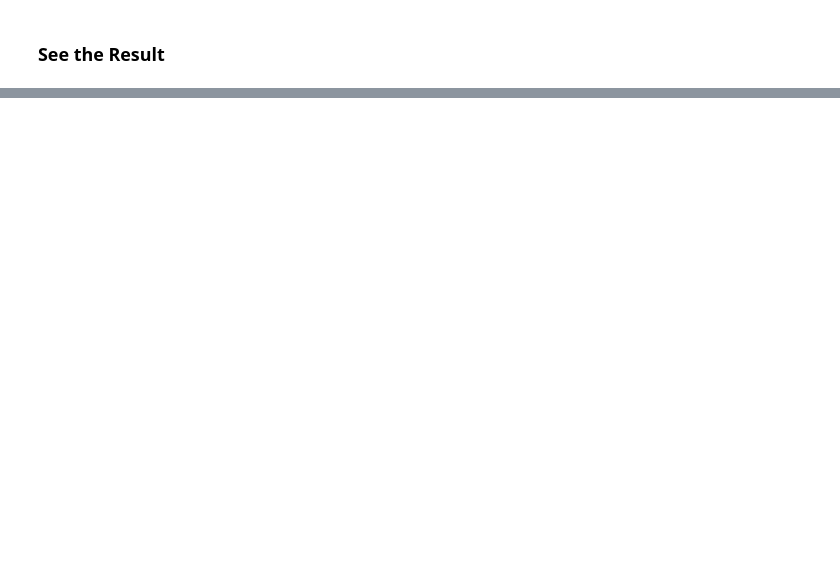
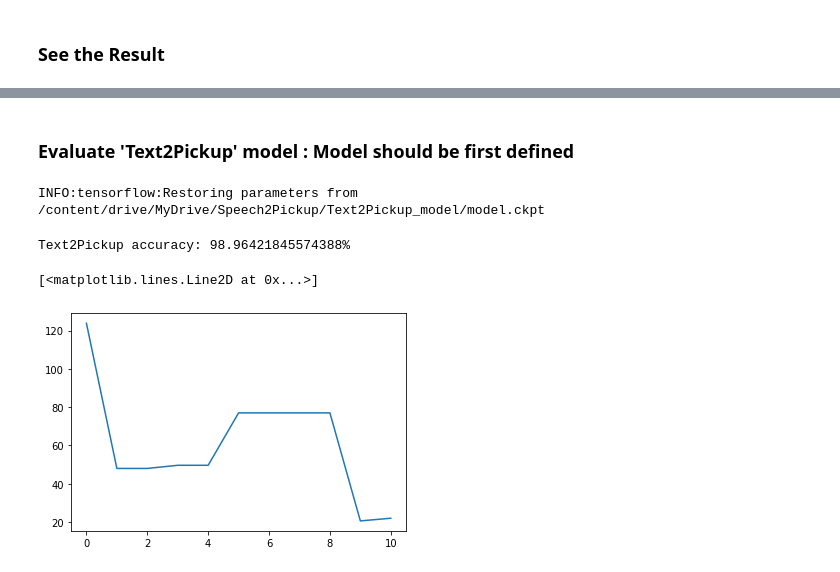
Before and after one commit to awesomericky/Speech2Pickup, a Jupyter notebook: ipynb/run_HGN_text2pickup_test.ipynb, the cells around one changed output, grey strips where cells are left out. Cells and saved outputs as stored; diff of their text form; code cells hidden in the pictures; blank space fills up the shorter version.

```diff
--- a/ipynb/run_HGN_text2pickup_test.ipynb
+++ b/ipynb/run_HGN_text2pickup_test.ipynb
@@ -31,7 +38,9 @@ relative_data_directory_path = '/content/drive/MyDrive/Speech2Pickup/data_text2p
 data = np.load(relative_data_directory_path)
 
 img_idx = data['arr_0']
+seq_len = data['arr_1']
 text_inputs = data['arr_2']
+pos_outputs = data['arr_3']
 
 dim_sentence = text_inputs.shape[1]
 max_step_sentence = text_inputs.shape[2]
@@ -82,0 +93,72 @@ utils.plot_HGN_result(curr_test_input, curr_test_img, mean_of_esti, uncertainty,
+# %% [markdown]
+### Evaluate 'Text2Pickup' model : Model should be first defined
+# %%
+# Restore model
+
+restore_path = '/content/drive/MyDrive/Speech2Pickup/Text2Pickup_model/model.ckpt'
+init = tf.global_variables_initializer()
+saver = tf.train.Saver()
+
+config = tf.ConfigProto()
+config.allow_soft_placement = True
+config.gpu_options.allow_growth = True
+
+T = 100
+
+sess = tf.Session(config=config)
+sess.run(init)
+saver.restore(sess, restore_path)
+# %% [output]
+INFO:tensorflow:Restoring parameters from /content/drive/MyDrive/Speech2Pickup/Text2Pickup_model/model.ckpt
+# %%
+# Evaluate model
+
+img_path = '/content/drive/MyDrive/Speech2Pickup/train_img'
+dropout_rate = 0.1
+num_test = len(idx_test)
+num_correct = 0
+correct_limit = 20 # 20 pixel (if the image size is 256x256)
+error_idx = []
+error = []
+
+for idx in idx_test:
+    test_img_idx = img_idx[idx, :]
+    curr_test_img = utils.load_test_img(img_path, test_img_idx, img_resize=256, plot_flag = 0)
+    curr_embed_input = text_inputs[idx, :]
+    curr_seq_len = seq_len[idx, :]
+    curr_pos_outputs = pos_outputs[idx, :]
+
+
+    test_feed_dict = {ph_sen: np.tile(curr_embed_input, (T, 1, 1)),
+                      ph_sen_len: np.tile(curr_seq_len, (T, 1)),
+                      ph_image: np.tile(curr_test_img, (T, 1, 1, 1)),
+                      ph_dropout: dropout_rate}
+    test_heatmap = sess.run(result_heatmap, feed_dict=test_feed_dict)
+
+    test_heatmap = np.squeeze(test_heatmap)
+    mean_of_esti = np.mean(test_heatmap, axis=0)
+
+    mean_of_esti = resize(mean_of_esti, [256, 256], preserve_range=True)
+    pose_esti = np.unravel_index(np.argmax(mean_of_esti), mean_of_esti.shape)
+    pose_esti = np.flip(pose_esti)
+
+    distance = np.sqrt(np.sum((pose_esti - curr_pos_outputs)**2))
+    if distance < correct_limit:
+        num_correct += 1
+    else:
+        error_idx.append(idx)
+        error.append(distance)
+
+accuracy = (num_correct/num_test)*100
+print('Text2Pickup accuracy: {}%'.format(accuracy))
+# %% [output]
+Text2Pickup accuracy: 98.96421845574388%
+# %%
+# Plot error distance
+
+import matplotlib.pyplot as plt
+
+plt.plot(error)
+# %% [output]
+[<matplotlib.lines.Line2D at 0x...>]
+[figure, added]
```
Also changed, not shown: parts of 13 cells of this notebook, 6 other files.
